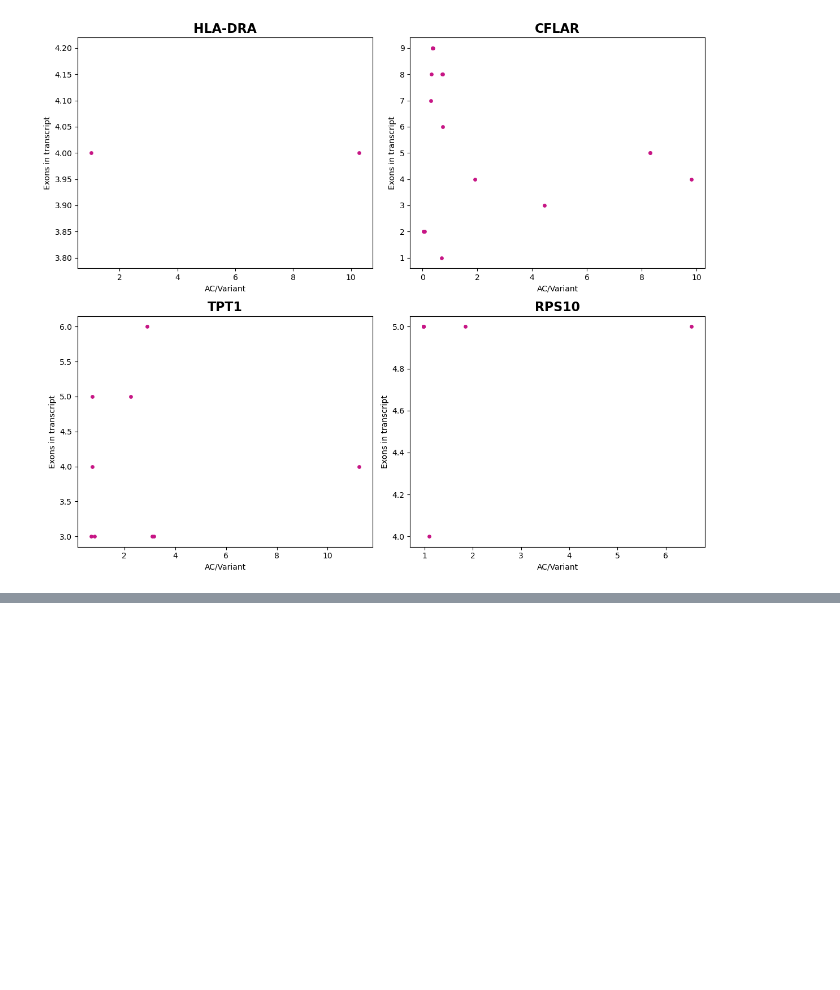
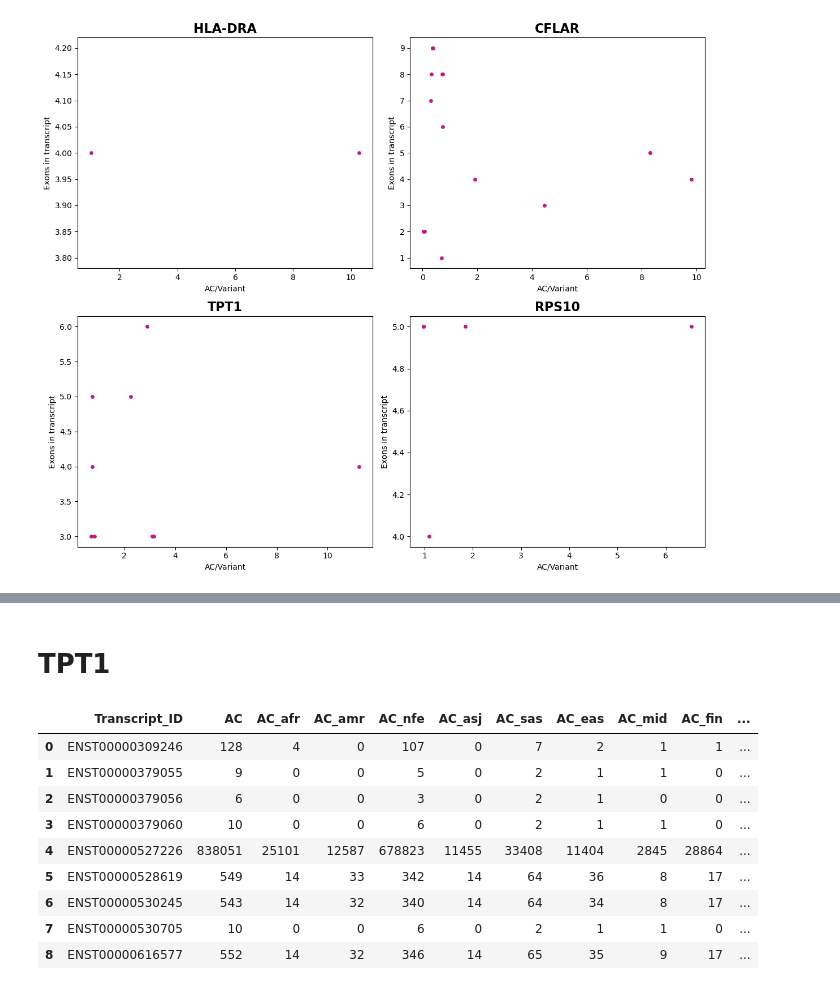
Before and after one commit to nastasia-iv/genvar, a Jupyter notebook: Grishchenko/code/gene_examples_analysis.ipynb, the cells around one changed output, grey strips where cells are left out. Drawn from its saved outputs; the diff is of its cells as text; code cells hidden in the pictures; blank space fills up the shorter version.

```diff
--- a/Grishchenko/code/gene_examples_analysis.ipynb
+++ b/Grishchenko/code/gene_examples_analysis.ipynb
@@ -60,0 +149,15 @@ plt.show()
+# %% [markdown]
+# **TPT1**
+# %%
+gene_data_TPT1
+# %% [output]
+|  | Transcript_ID | AC | AC_afr | AC_amr | AC_nfe | AC_asj | AC_sas | AC_eas | AC_mid | AC_fin | ... |
+| 0 | ENST00000309246 | 128 | 4 | 0 | 107 | 0 | 7 | 2 | 1 | 1 | ... |
+| 1 | ENST00000379055 | 9 | 0 | 0 | 5 | 0 | 2 | 1 | 1 | 0 | ... |
+| 2 | ENST00000379056 | 6 | 0 | 0 | 3 | 0 | 2 | 1 | 0 | 0 | ... |
+| 3 | ENST00000379060 | 10 | 0 | 0 | 6 | 0 | 2 | 1 | 1 | 0 | ... |
+| 4 | ENST00000527226 | 838051 | 25101 | 12587 | 678823 | 11455 | 33408 | 11404 | 2845 | 28864 | ... |
+| 5 | ENST00000528619 | 549 | 14 | 33 | 342 | 14 | 64 | 36 | 8 | 17 | ... |
+| 6 | ENST00000530245 | 543 | 14 | 32 | 340 | 14 | 64 | 34 | 8 | 17 | ... |
+| 7 | ENST00000530705 | 10 | 0 | 0 | 6 | 0 | 2 | 1 | 1 | 0 | ... |
+| 8 | ENST00000616577 | 552 | 14 | 32 | 346 | 14 | 65 | 35 | 9 | 17 | ... |
```
Also changed, not shown: parts of 10 cells of this notebook.
